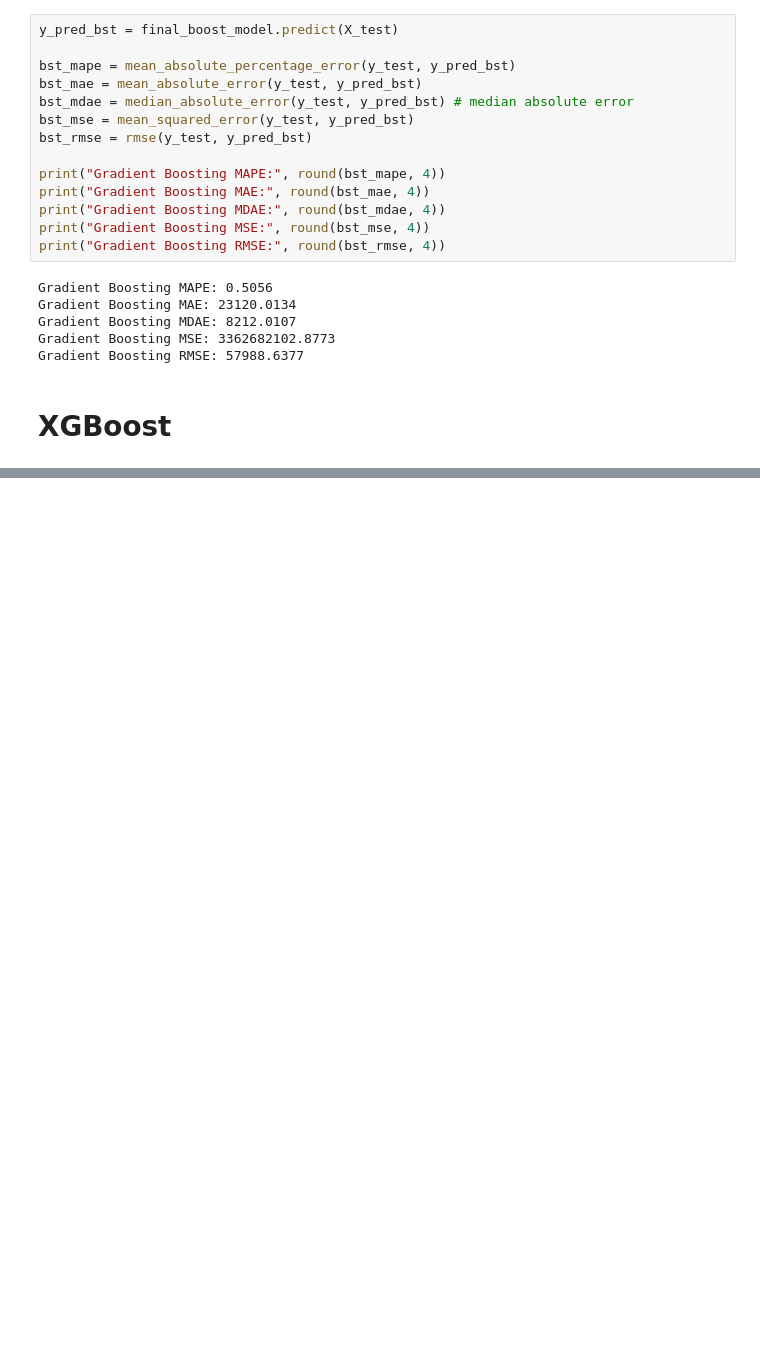
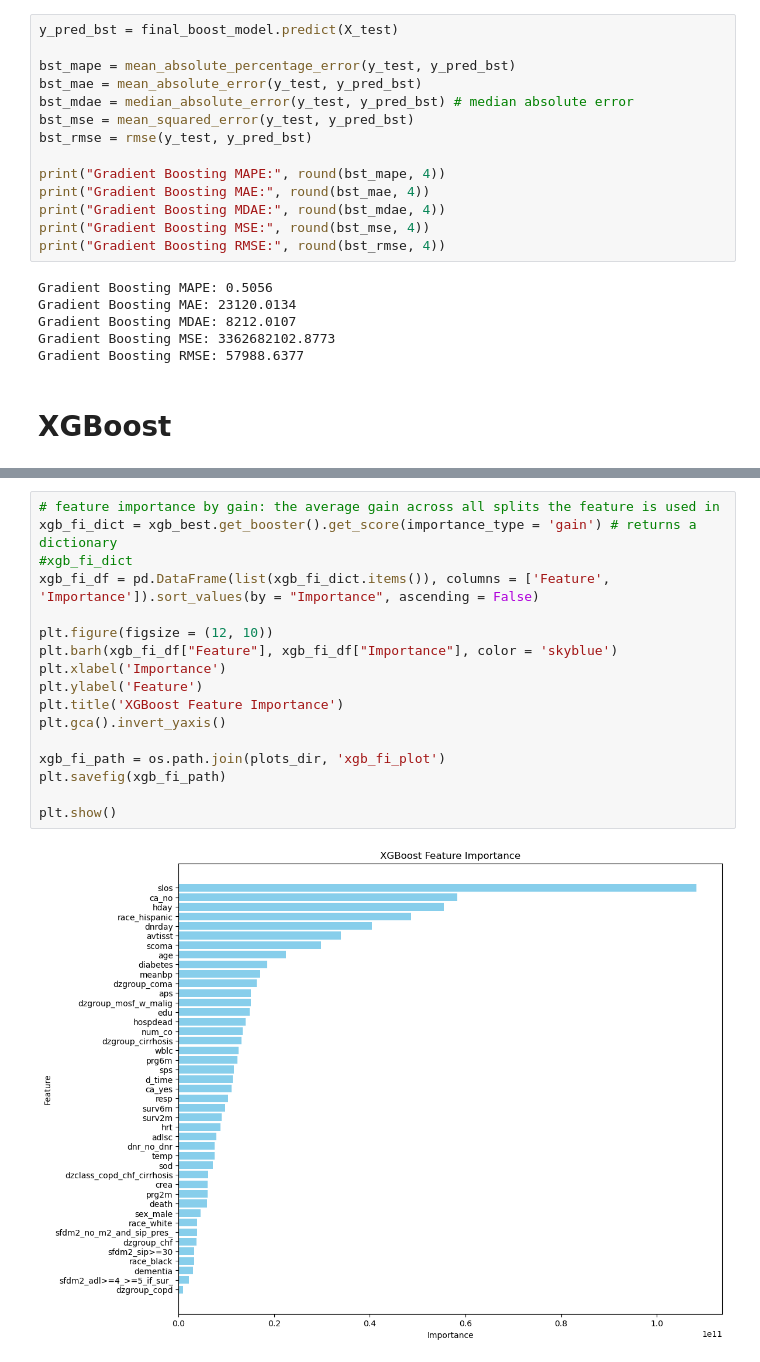
Before and after one commit to connoraking/Disease_classification_and_charges, a Jupyter notebook: tree_based_models/gradient_boosting.ipynb, the cells around one changed output, grey strips where cells are left out. Saved outputs shown, nothing was run; the diff lists cells and outputs as text; blank space fills up the shorter version.

```diff
--- a/tree_based_models/gradient_boosting.ipynb
+++ b/tree_based_models/gradient_boosting.ipynb
@@ -392,0 +416,19 @@ XGBoost Boosting RMSE: 55001.0512
+# %%
+# feature importance by gain: the average gain across all splits the feature is used in
+xgb_fi_dict = xgb_best.get_booster().get_score(importance_type = 'gain') # returns a dictionary
+#xgb_fi_dict
+xgb_fi_df = pd.DataFrame(list(xgb_fi_dict.items()), columns = ['Feature', 'Importance']).sort_values(by = "Importance", ascending = False)
+
+plt.figure(figsize = (12, 10))
+plt.barh(xgb_fi_df["Feature"], xgb_fi_df["Importance"], color = 'skyblue')
+plt.xlabel('Importance')
+plt.ylabel('Feature')
+plt.title('XGBoost Feature Importance')
+plt.gca().invert_yaxis()
+
+xgb_fi_path = os.path.join(plots_dir, 'xgb_fi_plot')
+plt.savefig(xgb_fi_path)
+
+plt.show()
+# %% [output]
+[figure, added]
```
Also changed, not shown: parts of 21 cells of this notebook, 19 other files.
